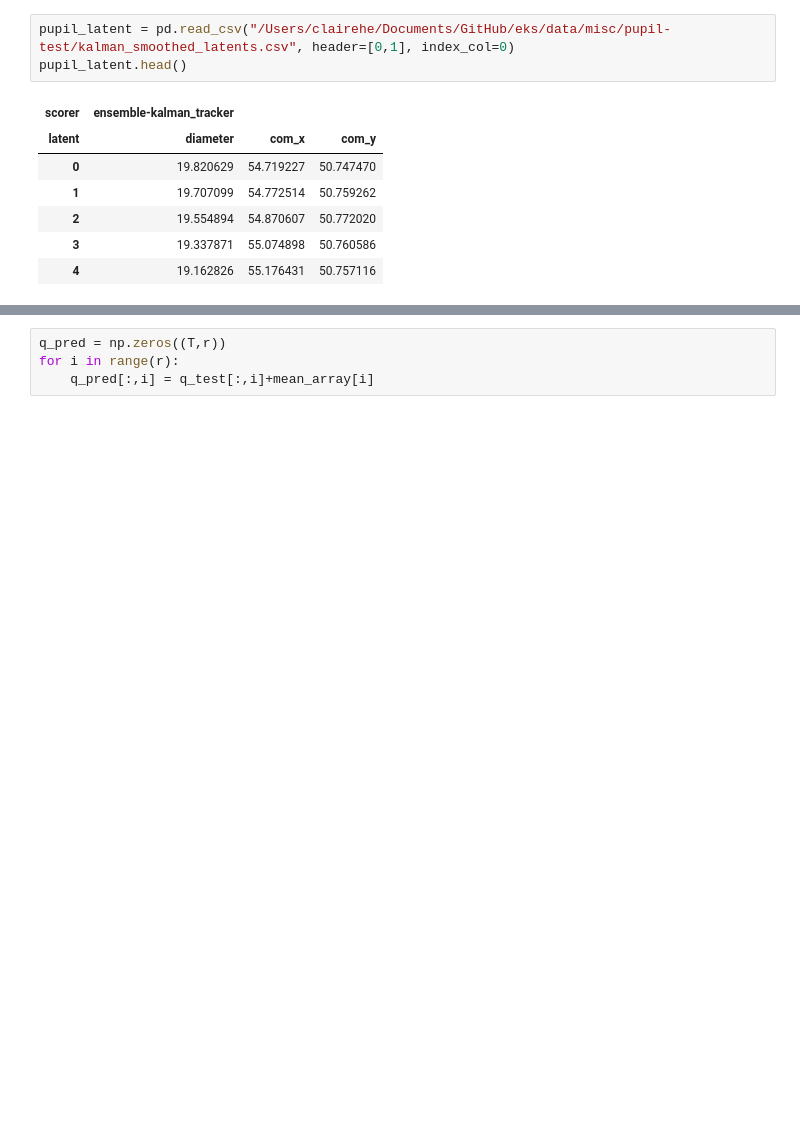
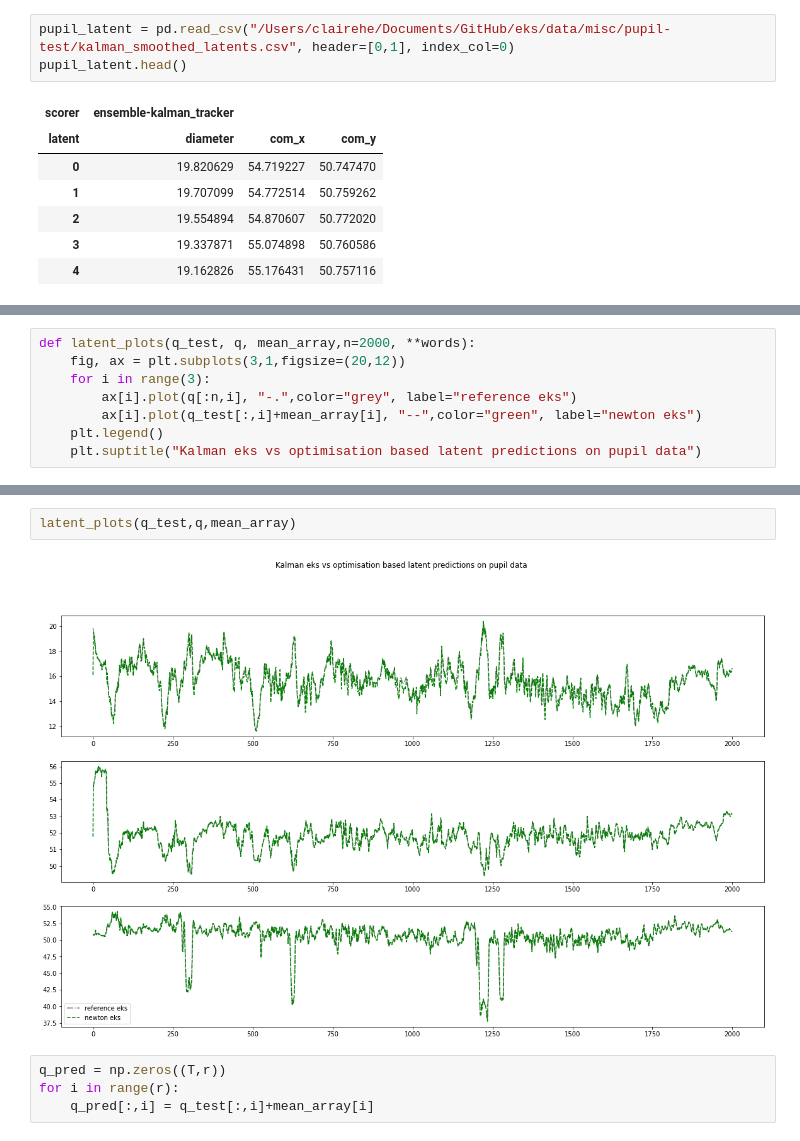
Before and after one commit to erialc-cal/eks, a Jupyter notebook: Kalman via optimisation.ipynb, the cells around one changed output, grey strips where cells are left out. Saved outputs shown, nothing was run; the diff lists cells and outputs as text; blank space fills up the shorter version.

```diff
--- a/Kalman via optimisation.ipynb
+++ b/Kalman via optimisation.ipynb
@@ -228,2 +227,10 @@ q_test =kalman_newton_recursive(y, mu0, S0, A, B, D, E, f = None, df = None,df2
 # %% [output]
 Linear solve...
+# %%
+def latent_plots(q_test, q, mean_array,n=2000, **words):
+    fig, ax = plt.subplots(3,1,figsize=(20,12))
+    for i in range(3):
+        ax[i].plot(q[:n,i], "-.",color="grey", label="reference eks")
+        ax[i].plot(q_test[:,i]+mean_array[i], "--",color="green", label="newton eks")
+    plt.legend()
+    plt.suptitle("Kalman eks vs optimisation based latent predictions on pupil data")
@@ -230,3 +242,7 @@ Linear solve...
+# %%
+latent_plots(q_test,q,mean_array)
+# %% [output]
+[figure, added]
 # %%
 q_pred = np.zeros((T,r))
 for i in range(r):
```
Also changed, not shown: parts of 58 cells of this notebook.
